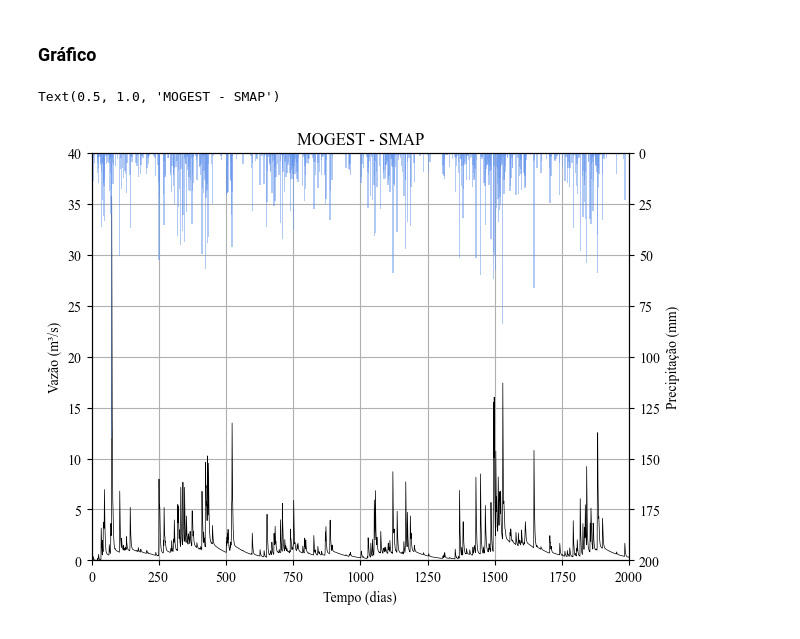
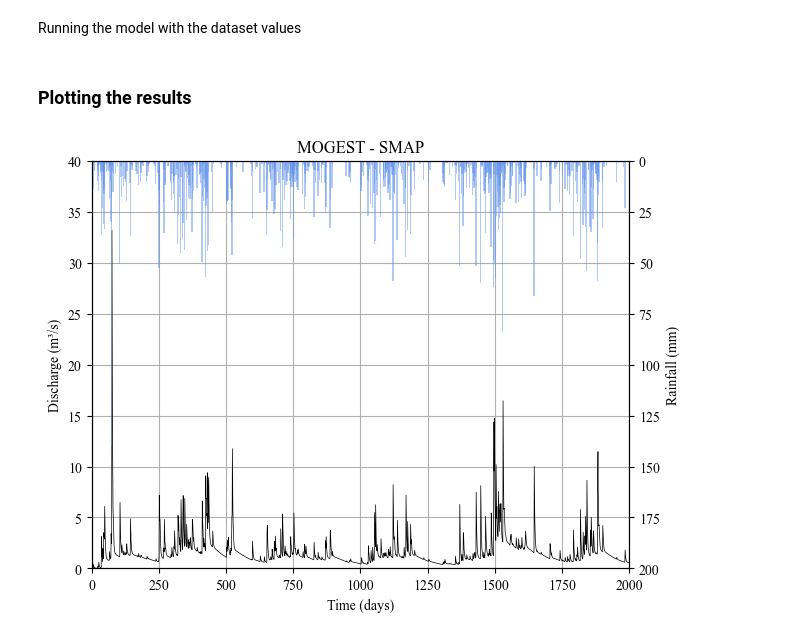
Before and after one commit to dariohhossoda/MOGESTpy, a Jupyter notebook: Applications/examples/SMAP_example.ipynb, the cells around one changed output. Drawn from its saved outputs; the diff is of its cells as text; code cells hidden in the pictures.

```diff
--- a/Applications/examples/SMAP_example.ipynb
+++ b/Applications/examples/SMAP_example.ipynb
@@ -100,3 +40,0 @@ modelo_Biritiba.RunModel()
-# %%
-# Utilizando o mesmo dataframe da entrada
-df['MOGEST'] = modelo_Biritiba.Q
@@ -124,28 +41,39 @@ display(df)
-# %% [markdown]
-### Gráfico
+# %% [markdown]
+Running the model with the dataset values
+# %%
+discharge = smap_biritiba.run_to_list(
+    df['P'].values,
+    df['ET'].values
+)
+# %%
+df['Q'] = discharge
+# %% [markdown]
+### Plotting the results
 # %%
 import matplotlib.pyplot as plt
 from matplotlib import rcParams
+
 rcParams['font.family'] = 'serif'
 rcParams['font.serif'] = ['Times New Roman']
 
 fig, ax = plt.subplots(constrained_layout=True)
 ax.grid(True)
 
-x_axis = [i for i in range(ponto_Biritiba.n)]
+x_axis = [i for i in range(len(df))]
 
 ax.set_xlim(0, 2000)
 ax.set_ylim(0, 40)
-ax.set_xlabel('Tempo (dias)')
-ax.set_ylabel('Vazão (m³/s)')
+
+ax.set_xlabel('Time (days)')
+ax.set_ylabel('Discharge (m³/s)')
+
 prec = ax.twinx()
 prec.bar(x_axis, df['P'], color='cornflowerblue', width=5, zorder=1, alpha=.5)
 prec.set_ylim(0,200)
 prec.invert_yaxis()
-prec.set_ylabel('Precipitação (mm)')
-ax.plot(x_axis, modelo_Biritiba.Q, color='black', linewidth=.5, zorder=2)
+prec.set_ylabel('Rainfall (mm)')
+ax.plot(x_axis, df['Q'], color='black', linewidth=.5, zorder=2)
 ax.set_title('MOGEST - SMAP')
-#plt.savefig('Datasets/Results/smap_biritiba_graph.pdf', bbox_inches='tight')
+plt.show()
 # %% [output]
-Text(0.5, 1.0, 'MOGEST - SMAP')
-[figure, old version]
+[figure, new version]
```
Also changed, not shown: parts of 24 cells of this notebook.
